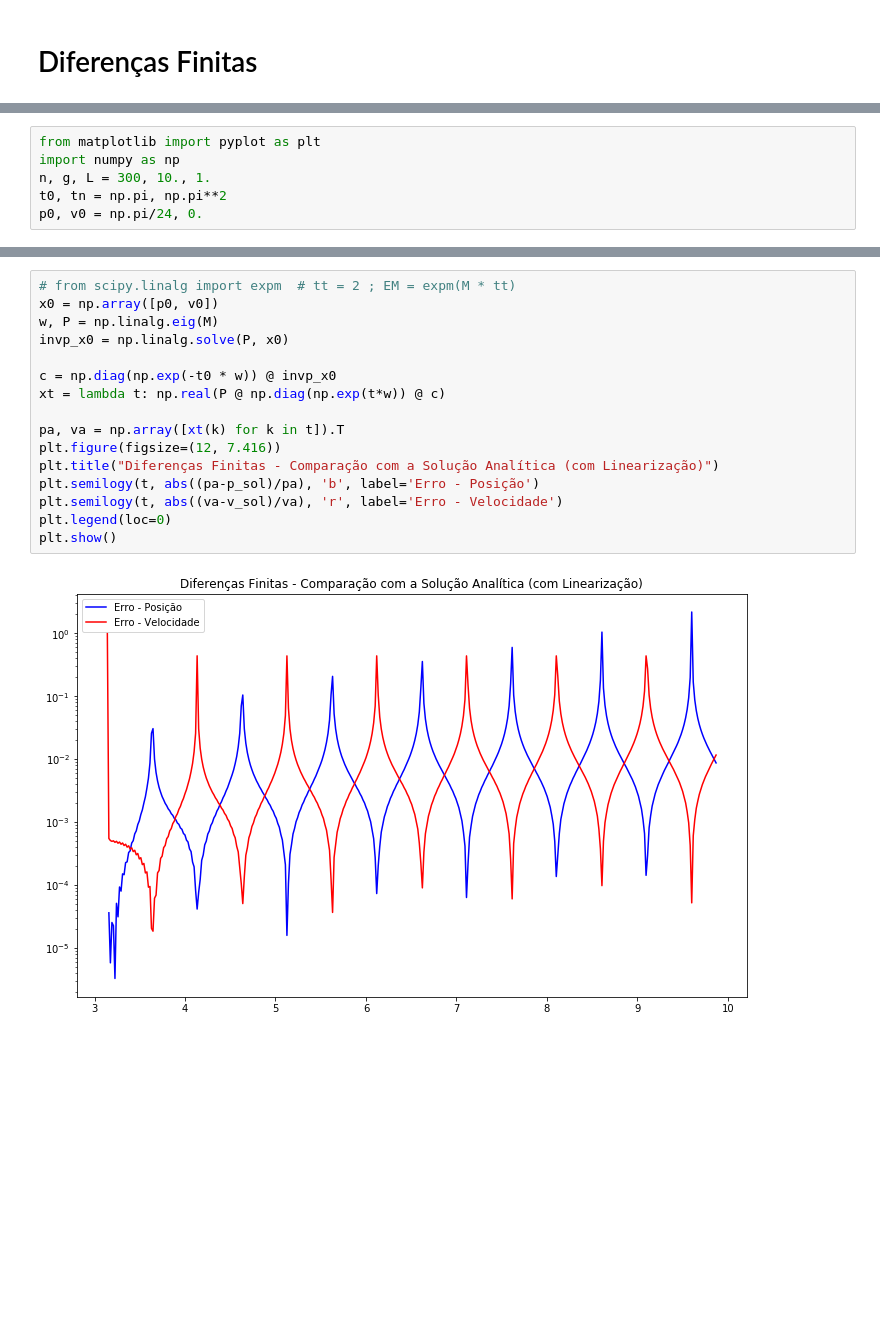
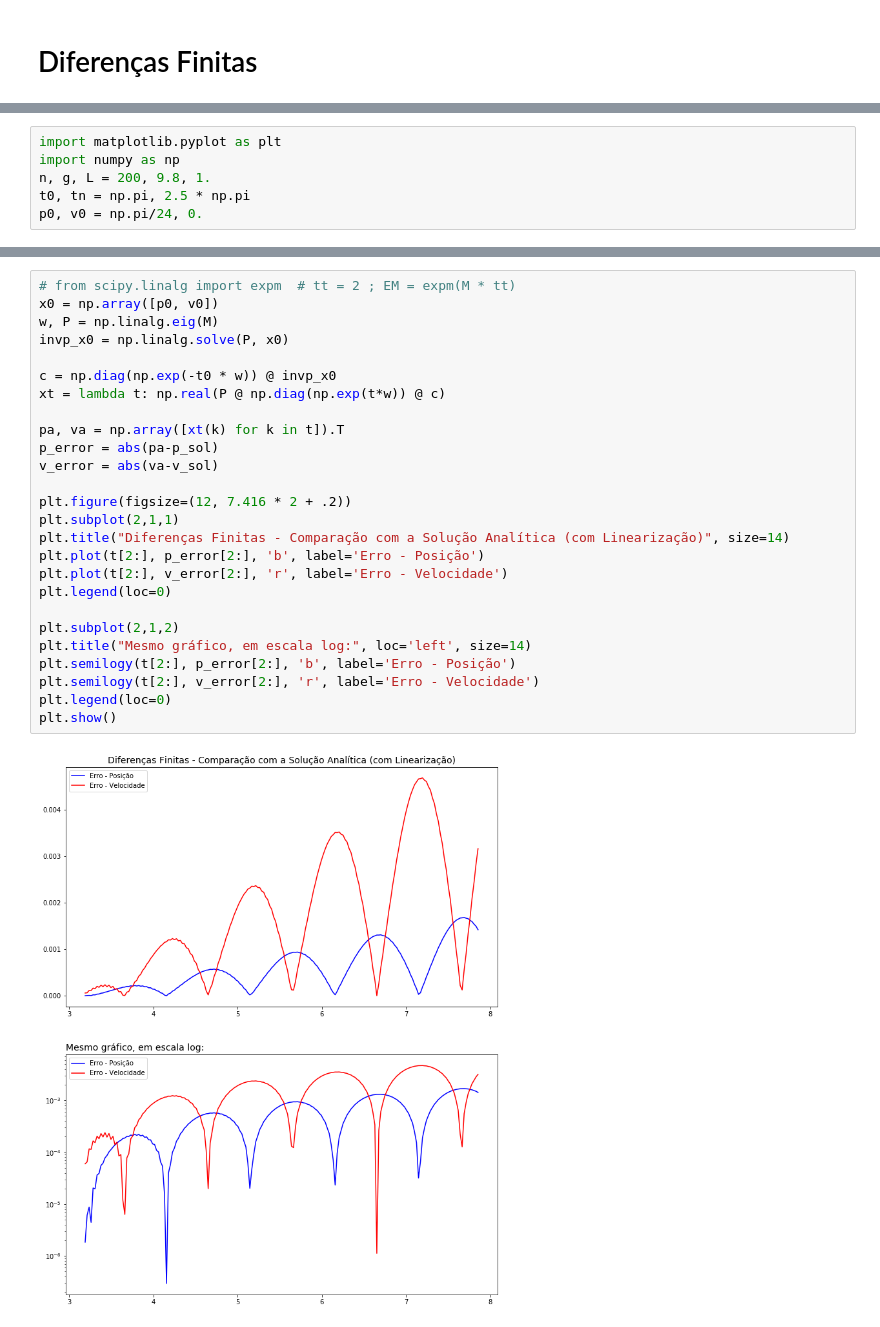
Before and after one commit to annanda/anedo-pendulo, a Jupyter notebook: Diferenças Finitas/Diferenças Finitas.ipynb, the cells around one changed output, grey strips where cells are left out. Cells and saved outputs as stored; diff of their text form; blank space fills up the shorter version.

```diff
--- a/Diferenças Finitas/Diferenças Finitas.ipynb
+++ b/Diferenças Finitas/Diferenças Finitas.ipynb
@@ -20,10 +20,10 @@ Primeiramente vale comentar um pouco sobre nossa escolha de
 
 * $\mathbf{v} \,=\, [v_0, \; \ldots, \; v_n]^\top$ representa a velocidade angular respectiva.
 # %%
-from matplotlib import pyplot as plt
+import matplotlib.pyplot as plt
 import numpy as np
-n, g, L = 300, 10., 1.
-t0, tn = np.pi, np.pi**2
+n, g, L = 200, 9.8, 1.
+t0, tn = np.pi, 2.5 * np.pi
 p0, v0 = np.pi/24, 0.
 # %% [markdown]
 ### Modelagem do Problema
@@ -161,18 +192,28 @@ Wall time: 68.5 ms
 # %%
 # from scipy.linalg import expm  # tt = 2 ; EM = expm(M * tt)
 x0 = np.array([p0, v0])
 w, P = np.linalg.eig(M)
 invp_x0 = np.linalg.solve(P, x0)
 
 c = np.diag(np.exp(-t0 * w)) @ invp_x0
 xt = lambda t: np.real(P @ np.diag(np.exp(t*w)) @ c)
 
 pa, va = np.array([xt(k) for k in t]).T
-plt.figure(figsize=(12, 7.416))
-plt.title("Diferenças Finitas - Comparação com a Solução Analítica (com Linearização)")
-plt.semilogy(t, abs((pa-p_sol)/pa), 'b', label='Erro - Posição')
-plt.semilogy(t, abs((va-v_sol)/va), 'r', label='Erro - Velocidade')
+p_error = abs(pa-p_sol)
+v_error = abs(va-v_sol)
+
+plt.figure(figsize=(12, 7.416 * 2 + .2))
+plt.subplot(2,1,1)
+plt.title("Diferenças Finitas - Comparação com a Solução Analítica (com Linearização)", size=14)
+plt.plot(t[2:], p_error[2:], 'b', label='Erro - Posição')
+plt.plot(t[2:], v_error[2:], 'r', label='Erro - Velocidade')
+plt.legend(loc=0)
+
+plt.subplot(2,1,2)
+plt.title("Mesmo gráfico, em escala log:", loc='left', size=14)
+plt.semilogy(t[2:], p_error[2:], 'b', label='Erro - Posição')
+plt.semilogy(t[2:], v_error[2:], 'r', label='Erro - Velocidade')
 plt.legend(loc=0)
 plt.show()
 # %% [output]
-[figure, old version]
+[figure, new version]
```
Also changed, not shown: parts of 13 cells of this notebook.
